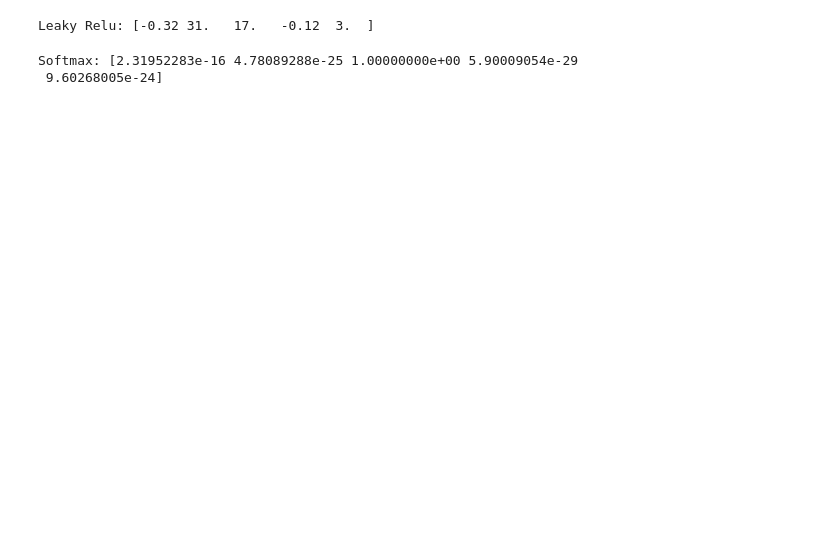
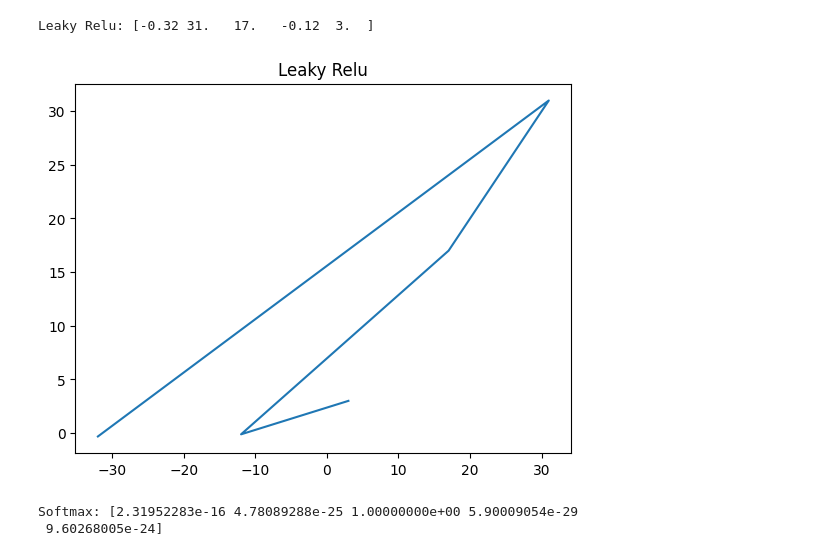
Before and after one commit to SwarajPatil2004/Gen_AI_Internship, a Jupyter notebook: Activation_Function.ipynb, the cells around one changed output. Saved outputs shown, nothing was run; the diff lists cells and outputs as text; code cells hidden in the pictures; blank space fills up the shorter version.

```diff
--- a/Activation_Function.ipynb
+++ b/Activation_Function.ipynb
@@ -44,6 +63,12 @@ inputs= np.array([-32, 31, 17, -12, 3])
 print(f"Leaky Relu: {leaky_relu(inputs)}")
 # %% [output]
 Leaky Relu: [-0.32 31.   17.   -0.12  3.  ]
+# %%
+plt.plot(inputs, leaky_relu(inputs))
+plt.title('Leaky Relu')
+plt.show()
+# %% [output]
+[figure, added]
 # %%
 # Softmax Activation Function
 # Formula: softmax(x) = exp(x) / sum(exp(x))
```
Also changed, not shown: parts of 7 cells of this notebook.
